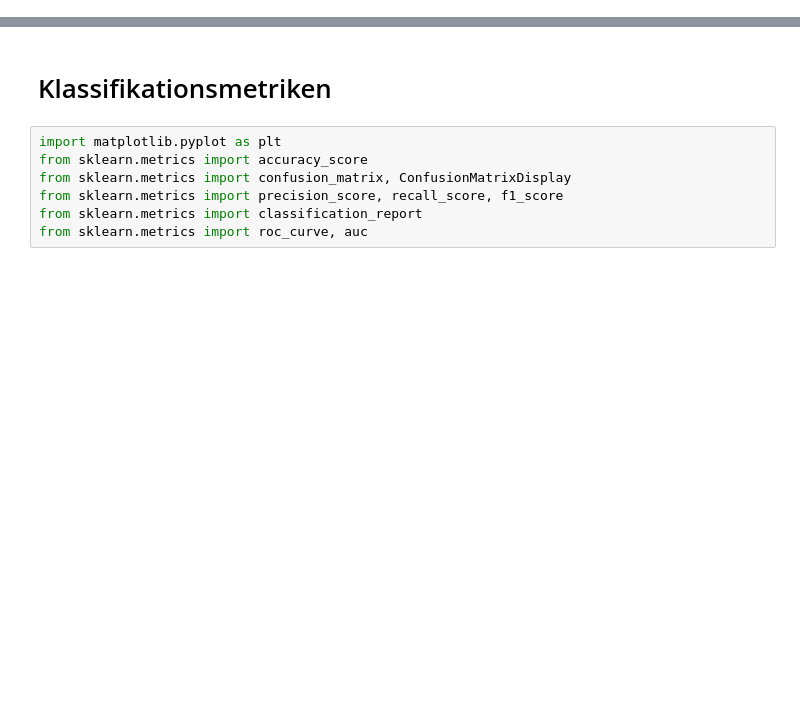
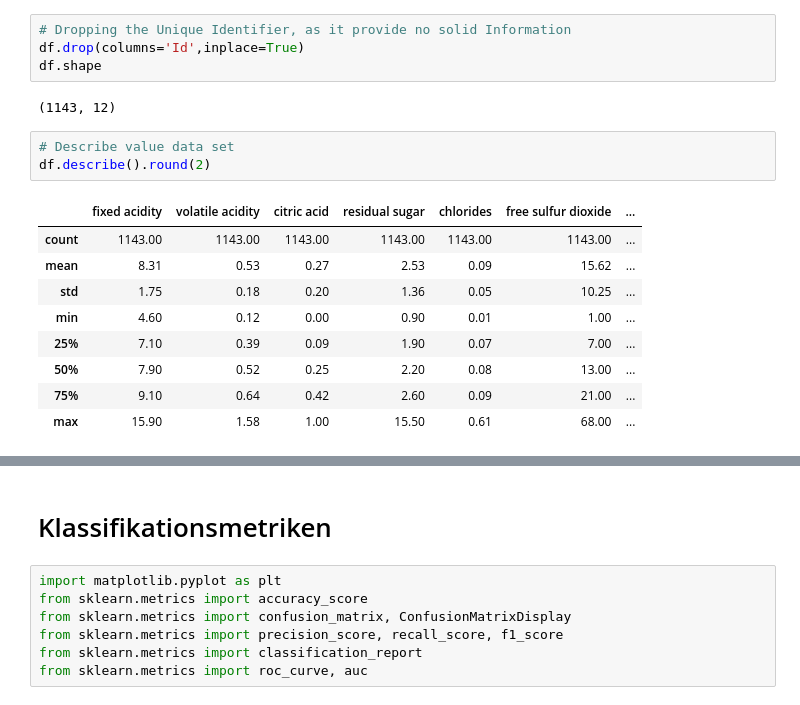
Before and after one commit to rhkraptor/AML, a Jupyter notebook: Adjusting_winequa_inaccordancewith_sklearn.ipynb, the cells around one changed output, grey strips where cells are left out. Saved outputs shown, nothing was run; the diff lists cells and outputs as text; blank space fills up the shorter version.

```diff
--- a/Adjusting_winequa_inaccordancewith_sklearn.ipynb
+++ b/Adjusting_winequa_inaccordancewith_sklearn.ipynb
@@ -21,0 +40,19 @@ train.head()
+# %%
+# Dropping the Unique Identifier, as it provide no solid Information
+df.drop(columns='Id',inplace=True)
+df.shape
+# %% [output]
+(1143, 12)
+# %%
+# Describe value data set
+df.describe().round(2)
+# %% [output]
+|  | fixed acidity | volatile acidity | citric acid | residual sugar | chlorides | free sulfur dioxide | ... |
+| count | 1143.00 | 1143.00 | 1143.00 | 1143.00 | 1143.00 | 1143.00 | ... |
+| mean | 8.31 | 0.53 | 0.27 | 2.53 | 0.09 | 15.62 | ... |
+| std | 1.75 | 0.18 | 0.20 | 1.36 | 0.05 | 10.25 | ... |
+| min | 4.60 | 0.12 | 0.00 | 0.90 | 0.01 | 1.00 | ... |
+| 25% | 7.10 | 0.39 | 0.09 | 1.90 | 0.07 | 7.00 | ... |
+| 50% | 7.90 | 0.52 | 0.25 | 2.20 | 0.08 | 13.00 | ... |
+| 75% | 9.10 | 0.64 | 0.42 | 2.60 | 0.09 | 21.00 | ... |
+| max | 15.90 | 1.58 | 1.00 | 15.50 | 0.61 | 68.00 | ... |
```
Also changed, not shown: parts of 30 cells of this notebook.
